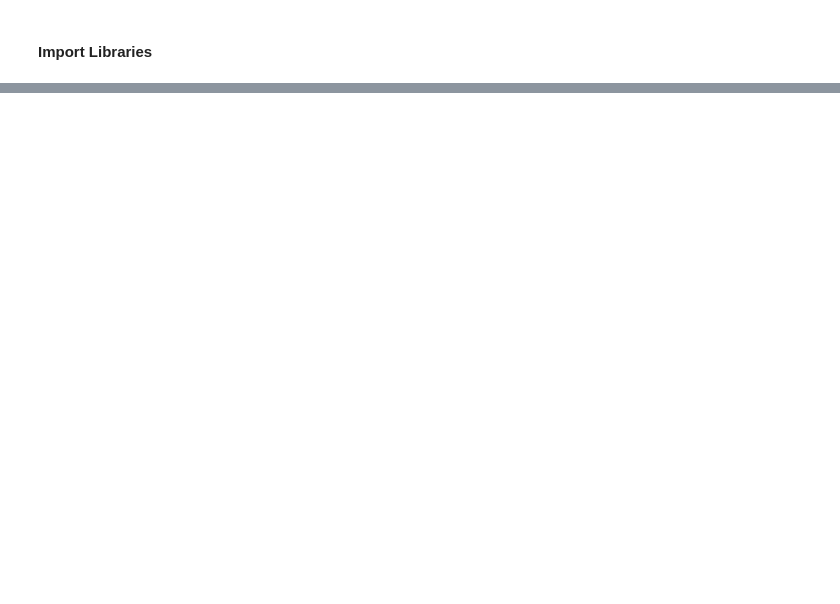
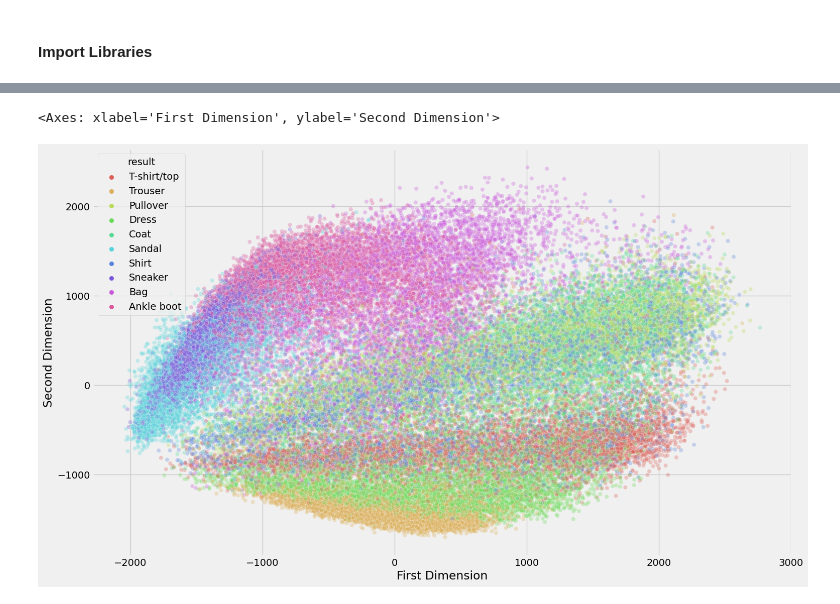
Before and after one commit to Soumyajyotidutta/Fashion-MNIST, a Jupyter notebook: xsh/fashionMNIST_stats.ipynb, the cells around one changed output, grey strips where cells are left out. Cells and saved outputs as stored; diff of their text form; code cells hidden in the pictures; blank space fills up the shorter version.

```diff
--- a/xsh/fashionMNIST_stats.ipynb
+++ b/xsh/fashionMNIST_stats.ipynb
@@ -149,0 +386,15 @@ TEST IMAGES
+# %%
+plt.figure(figsize=(16,10))
+
+sns.scatterplot(
+    x="First Dimension", y="Second Dimension",
+    hue = "result",
+    hue_order = ['T-shirt/top', 'Trouser', 'Pullover', 'Dress', 'Coat', 'Sandal', 'Shirt', 'Sneaker', 'Bag', 'Ankle boot'],
+    palette=sns.color_palette("hls", 10),
+    data=pca_df,
+    legend="full",
+    alpha=0.3
+)
+# %% [output]
+<Axes: xlabel='First Dimension', ylabel='Second Dimension'>
+[figure, added]
```
Also changed, not shown: parts of 46 cells of this notebook, 1 other file.
